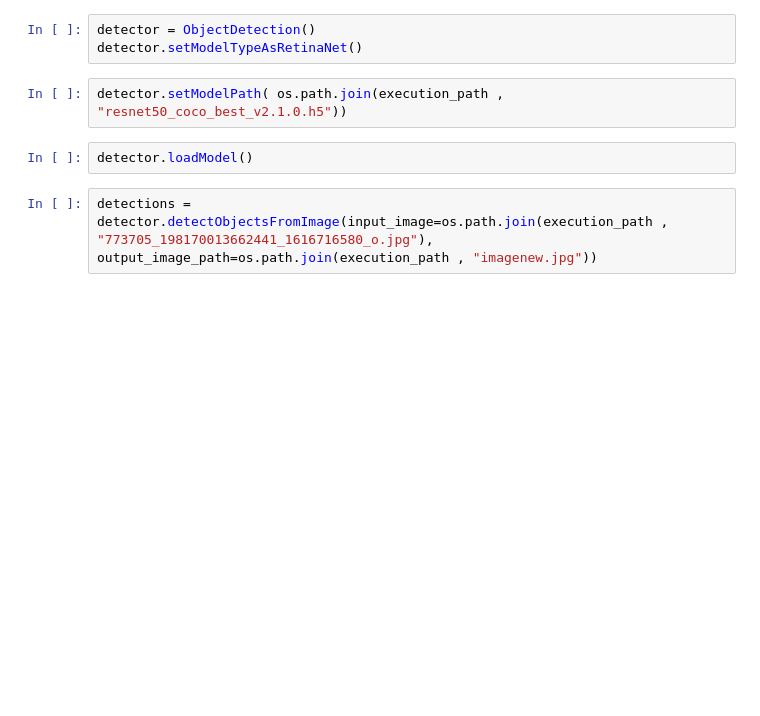
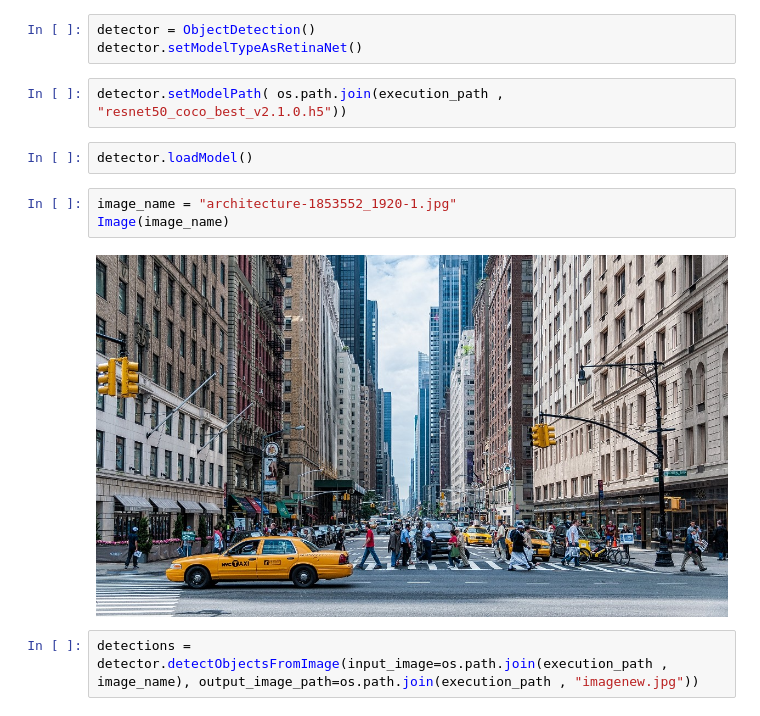
Before and after one commit to lprone/dataScience, a Jupyter notebook: image_recognition/Image Recognition.ipynb, the cells around one changed output. Drawn from its saved outputs; the diff is of its cells as text; blank space fills up the shorter version.

```diff
--- a/image_recognition/Image Recognition.ipynb
+++ b/image_recognition/Image Recognition.ipynb
@@ -19,8 +16,13 @@ detector.setModelTypeAsRetinaNet()
 detector.setModelPath( os.path.join(execution_path , "resnet50_coco_best_v2.1.0.h5"))
 # %%
 detector.loadModel()
+# %%
+image_name = "architecture-1853552_1920-1.jpg"
+Image(image_name)
+# %% [output]
+[figure, added]
 # %%
-detections = detector.detectObjectsFromImage(input_image=os.path.join(execution_path , "773705_198170013662441_1616716580_o.jpg"), output_image_path=os.path.join(execution_path , "imagenew.jpg"))
+detections = detector.detectObjectsFromImage(input_image=os.path.join(execution_path , image_name), output_image_path=os.path.join(execution_path , "imagenew.jpg"))
 # %%
 for eachObject in detections:
     print(eachObject["name"] + " : " + eachObject["percentage_probability"] )
```
Also changed, not shown: parts of 6 cells of this notebook.
